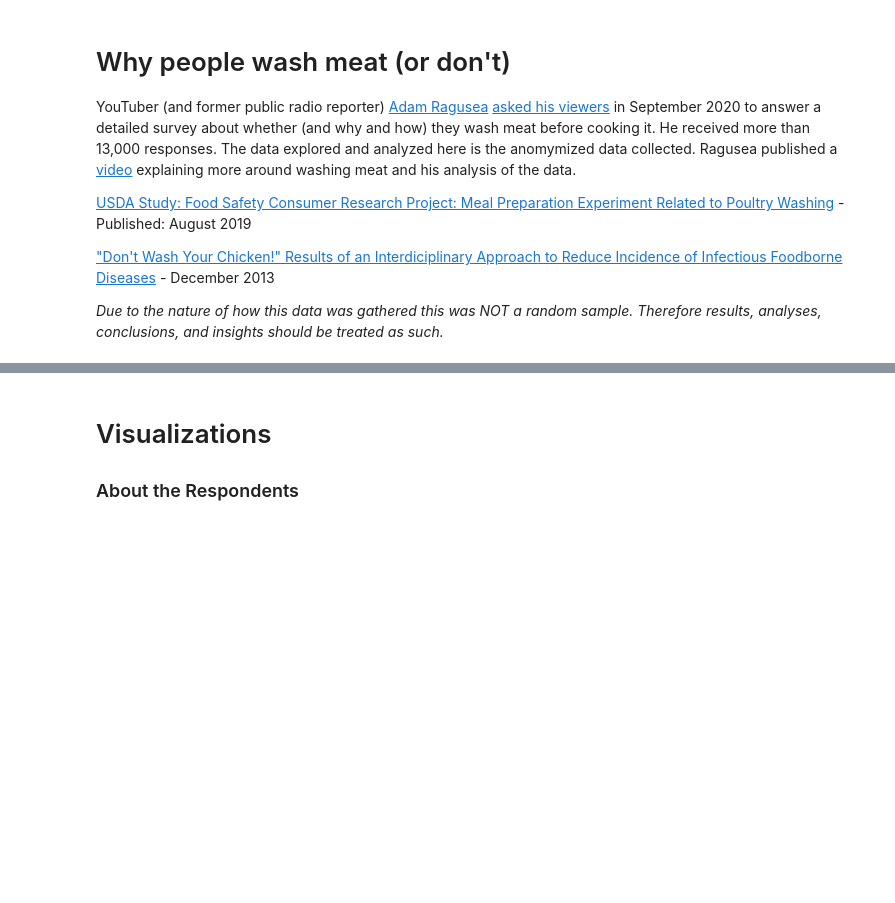
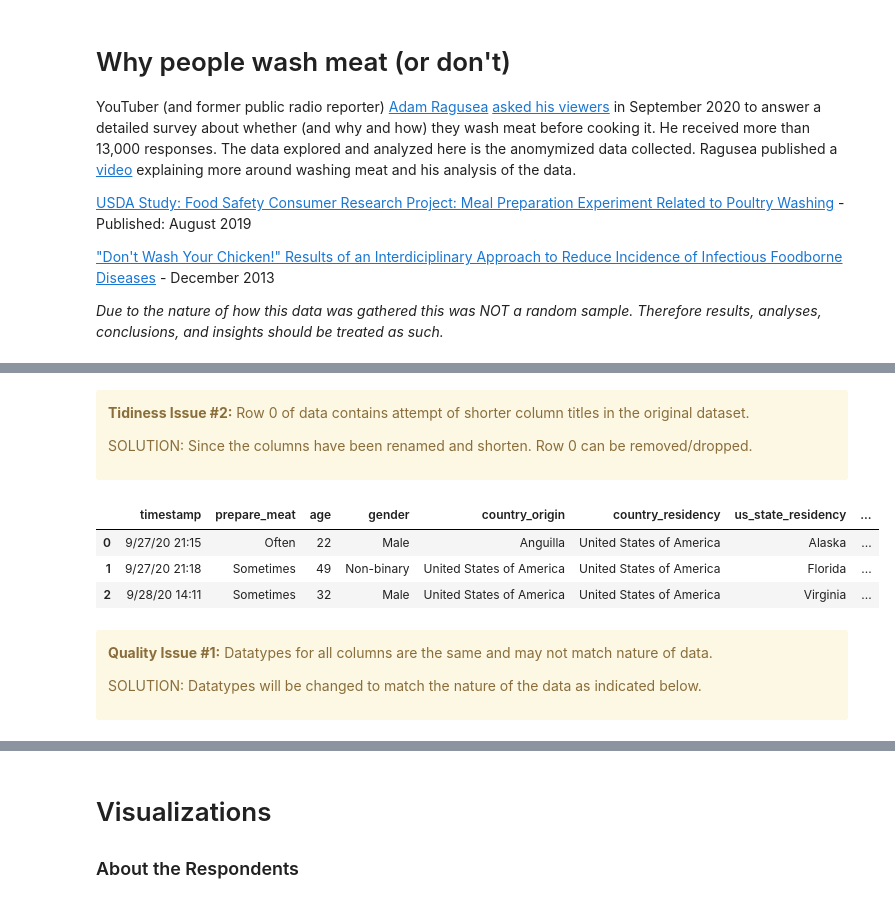
Before and after one commit to bjd9/washmeat, a Jupyter notebook: DEA_washmeat.ipynb, the cells around one changed output, grey strips where cells are left out. Drawn from its saved outputs; the diff is of its cells as text; code cells hidden in the pictures; blank space fills up the shorter version.

```diff
--- a/DEA_washmeat.ipynb
+++ b/DEA_washmeat.ipynb
@@ -53,5 +24,0 @@ Name: 9, dtype: object
-# %%
-# reset options from change previously
-pd.reset_option('all')
-
-df_survey.info()
@@ -84,7 +35,8 @@ SOLUTION: Column names are renamed to more concise title.
     </div>
 # %%
 # rename 'tweet_id' to 'id' in twitter_archive
-df_survey.rename(columns={'Do you prepare meat for yourself or others ?' : 'prepare_meat',
+df_survey.rename(columns={'Timestamp' : 'timestamp',
+                          'Do you prepare meat for yourself or others ?' : 'prepare_meat',
                           'What is your current age? ' : 'age',
                           "What is your gender ? (Self-describe using 'other.')" : 'gender',
                           'Identify your country or territory of origin' : 'country_origin',
@@ -93,7 +45,7 @@ df_survey.rename(columns={'Do you prepare meat for yourself or others ?' : 'prep
                           'What is your "race"? (Categories are those used by the U.S. Census Bureau — check all that apply.)' : 'race',
                           'Are you of Hispanic, Latino, or Spanish origin?' : 'hispanic',
                           'How often do you prepare a meal in your household?' : 'times_prepare_meal',
-                          'How many people are in your household?' : 'ppl_in_household',
+                          'How many people are in your household?' : 'household_size',
                           'How  important is food safety to you when you cook?' : 'importance_food_safety_cooking',
                           'Which of the following do you do regularly when cooking, preparing and consuming food products? (Check all that apply)' : 'follow_when_cooking',
                           'Before you begin to prepare food in your kitchen, how often do you wash your hands with soap and warm water for at least 20 seconds?' : 'often_wash_hands',
@@ -175,0 +151,27 @@ memory usage: 7.0+ MB
+# %% [markdown]
+<div class="alert alert-block alert-warning">
+
+<b>Tidiness Issue #2:</b> Row 0 of data contains attempt of shorter column titles in the original dataset.
+
+SOLUTION: Since the columns have been renamed and shorten. Row 0 can be removed/dropped.
+    </div>
+# %%
+# remove row with alternative, short titles
+# reset index numbering
+df_survey.drop(df_survey.index[0], inplace=True)
+df_survey = df_survey.reset_index(drop=True)
+
+# verify changes
+df_survey.head(3)
+# %% [output]
+|  | timestamp | prepare_meat | age | gender | country_origin | country_residency | us_state_residency | ... |
+| 0 | 9/27/20 21:15 | Often | 22 | Male | Anguilla | United States of America | Alaska | ... |
+| 1 | 9/27/20 21:18 | Sometimes | 49 | Non-binary | United States of America | United States of America | Florida | ... |
+| 2 | 9/28/20 14:11 | Sometimes | 32 | Male | United States of America | United States of America | Virginia | ... |
+# %% [markdown]
+<div class="alert alert-block alert-warning">
+
+<b>Quality Issue #1:</b> Datatypes for all columns are the same and may not match nature of data.
+
+SOLUTION: Datatypes will be changed to match the nature of the data as indicated below.
+</div>
```
Also changed, not shown: parts of 29 cells of this notebook.
